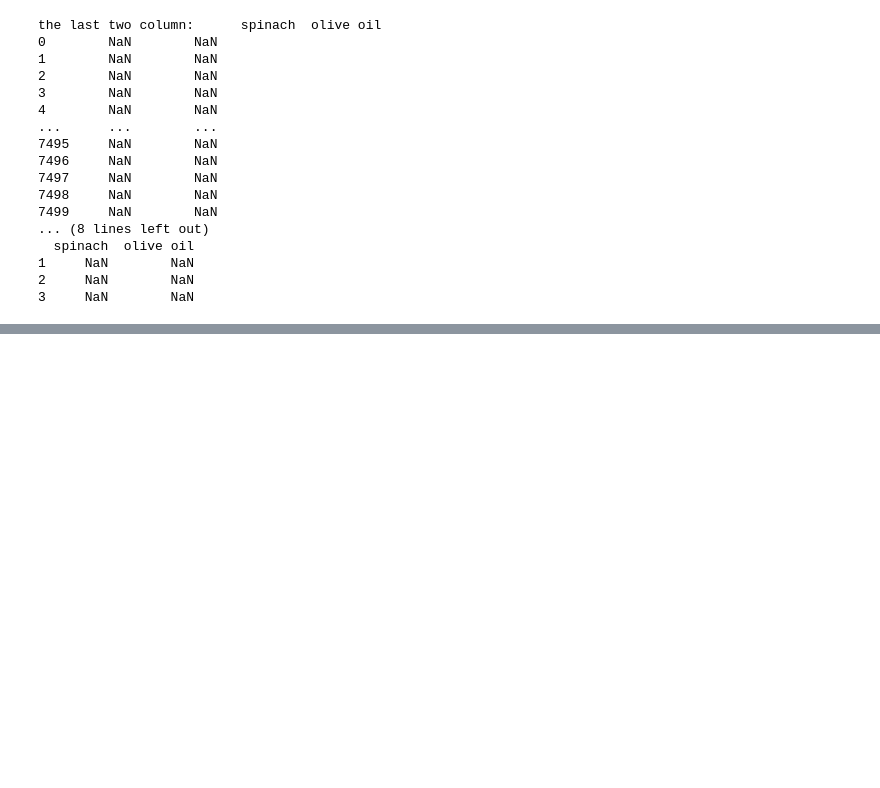
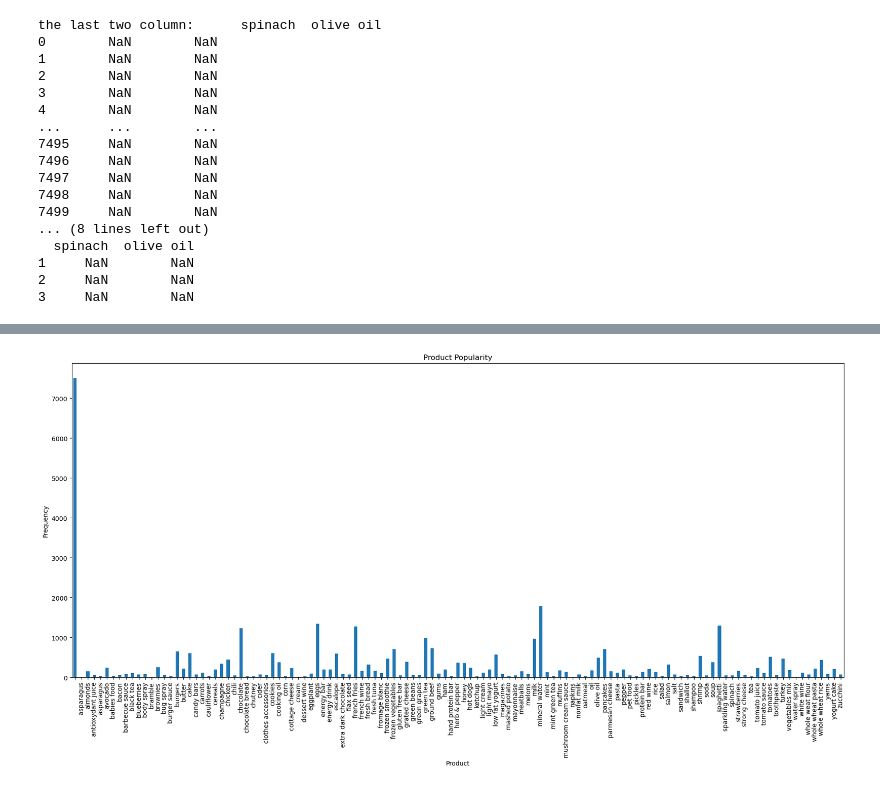
Before and after one commit to srinijalanda93/Machine-learning, a Jupyter notebook: 2448526_lab3.ipynb, the cells around one changed output, grey strips where cells are left out. Drawn from its saved outputs; the diff is of its cells as text; code cells hidden in the pictures; blank space fills up the shorter version.

```diff
--- a/2448526_lab3.ipynb
+++ b/2448526_lab3.ipynb
@@ -89,0 +117,3 @@ dataset.sample(6)
+# %%
+dataset = dataset.fillna('')  # Replacing NaN with empty str
+print(dataset)
@@ -89,0 +138,7 @@ dataset.sample(6)
+# %%
+#convert the dataset contains str into stack of row
+#pd.get_dummies(): Converts categorical variables into dummy/indicator variables.
+stackrow=pd.get_dummies(dataset.astype(str).stack())
+#print(stackrow)
+final_Matrix=stackrow.groupby(level=0).sum()
+print(final_Matrix)
@@ -89,0 +165,11 @@ dataset.sample(6)
+# %%
+# Calculate the total count of each item
+item_counts = final_Matrix.sum()
+#c=final_Matrix.sum()
+#print(c)
+# Display product popularity in descending order
+print(item_counts.sort_values(ascending=False))
+
+final_Matrix =final_Matrix.astype(bool).astype(int)
+
+print(final_Matrix.dtypes)
@@ -89,0 +262,15 @@ dataset.sample(6)
+# %%
+import matplotlib.pyplot as plt
+
+# count of the frequency of each prod
+prod_popularity =final_Matrix.sum()
+
+#bar chart
+plt.figure(figsize=(22, 9))
+prod_popularity.plot(kind='bar')
+plt.title('Product Popularity')
+plt.xlabel('Product')
+plt.ylabel('Frequency')
+plt.show()
+# %% [output]
+[figure, added]
```
Also changed, not shown: parts of 13 cells of this notebook.
